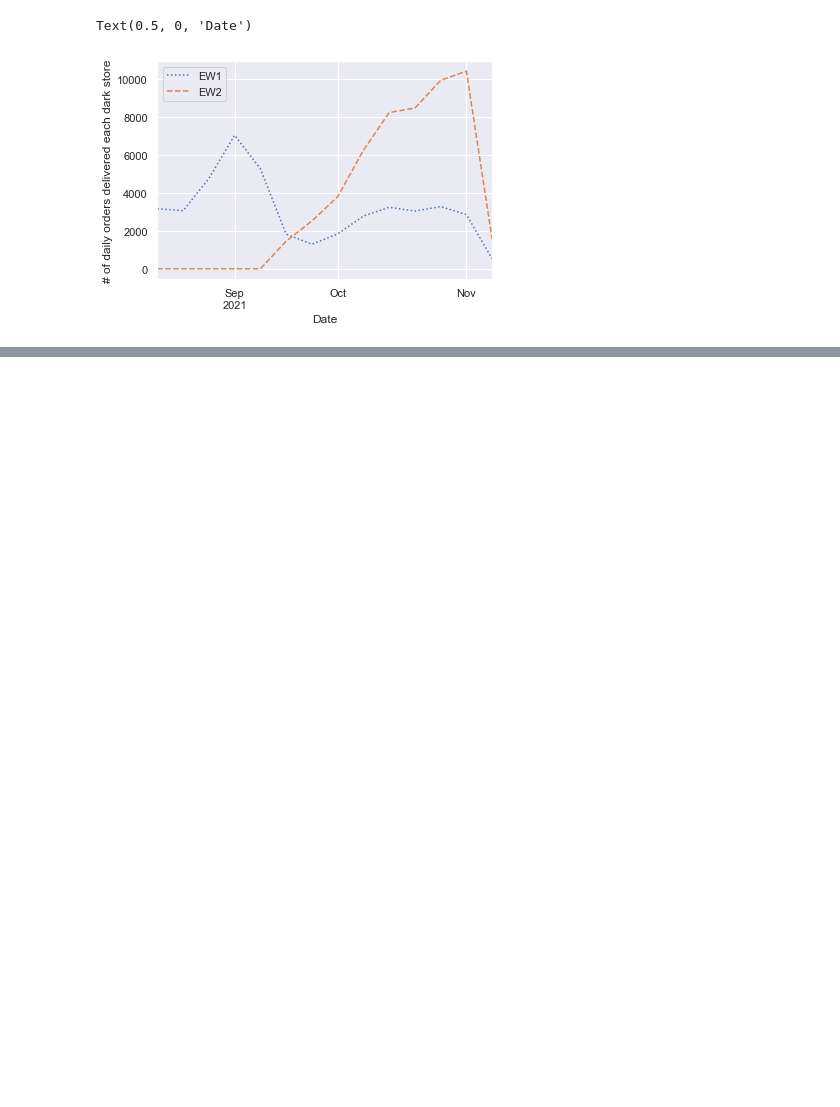
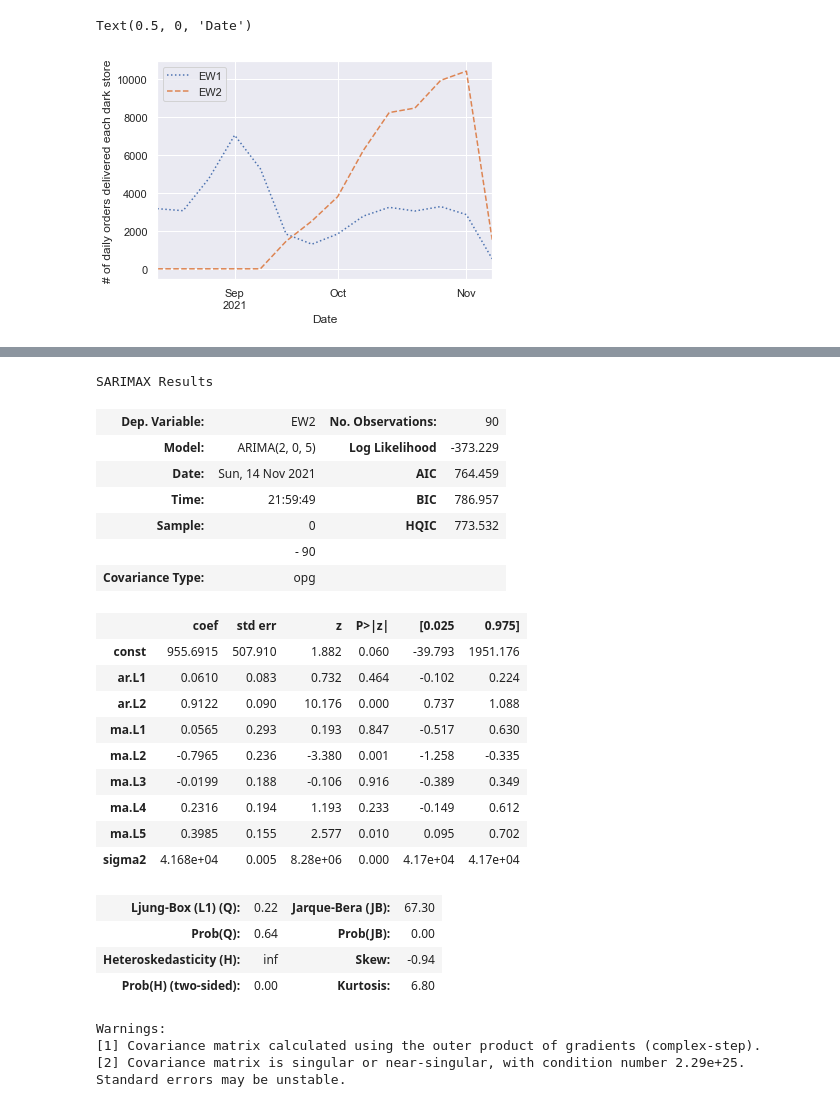
Before and after one commit to naadir95/airlift-case-study, a Jupyter notebook: main.ipynb, the cells around one changed output, grey strips where cells are left out. Cells and saved outputs as stored; diff of their text form; code cells hidden in the pictures; blank space fills up the shorter version.

Commit message:
Add arima model

```diff
--- a/main.ipynb
+++ b/main.ipynb
@@ -48,0 +41,35 @@ df.rolling(7, center=True,
+# %%
+model1 = ARIMA(df.EW1,order=(2,0,5))
+model1_fit = model1.fit()
+model1_fit.summary()
+
+# Assuming indepenence because EW1 pre and prior to EW2 are seemingly independent
+model2 = ARIMA(df.EW2,order=(2,0,5))
+model2_fit = model2.fit()
+model2_fit.summary()
+# %% [output]
+SARIMAX Results
+| Dep. Variable: | EW2 | No. Observations: | 90 |
+| Model: | ARIMA(2, 0, 5) | Log Likelihood | -373.229 |
+| Date: | Sun, 14 Nov 2021 | AIC | 764.459 |
+| Time: | 21:59:49 | BIC | 786.957 |
+| Sample: | 0 | HQIC | 773.532 |
+|  | - 90 |  |  |
+| Covariance Type: | opg |  |  |
+|  | coef | std err | z | P>|z| | [0.025 | 0.975] |
+| const | 955.6915 | 507.910 | 1.882 | 0.060 | -39.793 | 1951.176 |
+| ar.L1 | 0.0610 | 0.083 | 0.732 | 0.464 | -0.102 | 0.224 |
+| ar.L2 | 0.9122 | 0.090 | 10.176 | 0.000 | 0.737 | 1.088 |
+| ma.L1 | 0.0565 | 0.293 | 0.193 | 0.847 | -0.517 | 0.630 |
+| ma.L2 | -0.7965 | 0.236 | -3.380 | 0.001 | -1.258 | -0.335 |
+| ma.L3 | -0.0199 | 0.188 | -0.106 | 0.916 | -0.389 | 0.349 |
+| ma.L4 | 0.2316 | 0.194 | 1.193 | 0.233 | -0.149 | 0.612 |
+| ma.L5 | 0.3985 | 0.155 | 2.577 | 0.010 | 0.095 | 0.702 |
+| sigma2 | 4.168e+04 | 0.005 | 8.28e+06 | 0.000 | 4.17e+04 | 4.17e+04 |
+| Ljung-Box (L1) (Q): | 0.22 | Jarque-Bera (JB): | 67.30 |
+| Prob(Q): | 0.64 | Prob(JB): | 0.00 |
+| Heteroskedasticity (H): | inf | Skew: | -0.94 |
+| Prob(H) (two-sided): | 0.00 | Kurtosis: | 6.80 |
+Warnings:
+[1] Covariance matrix calculated using the outer product of gradients (complex-step).
+[2] Covariance matrix is singular or near-singular, with condition number 2.29e+25. Standard errors may be unstable.
```
Also changed, not shown: parts of 5 cells of this notebook, 3 other files.
